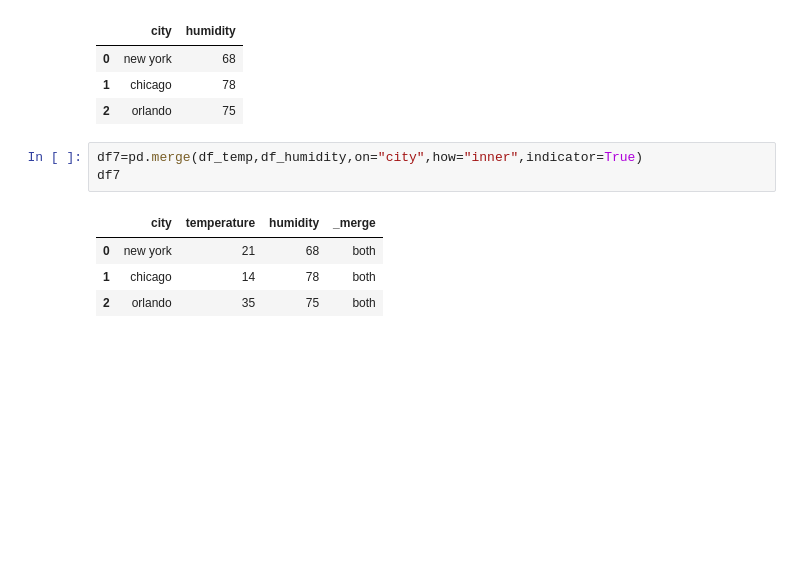
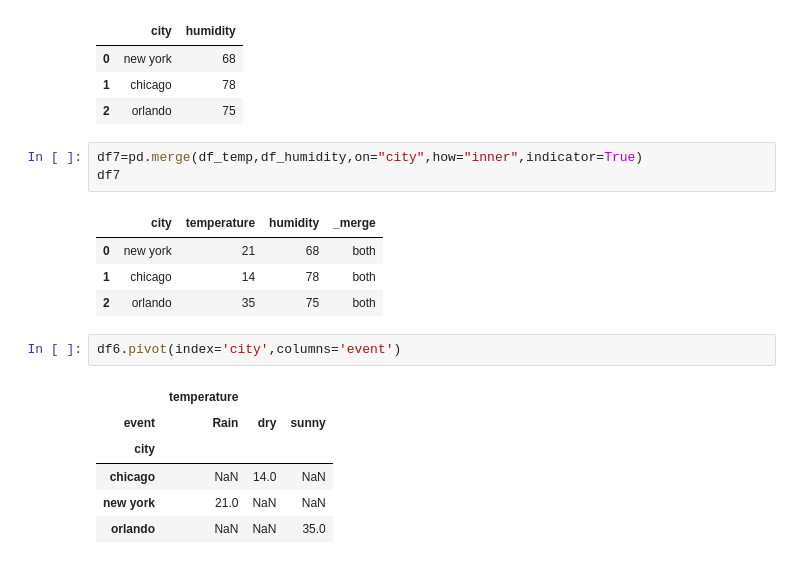
Before and after one commit to abagla18/ineuron_MLDL, a Jupyter notebook: Other_Training/1_Pandas/1_workfile.ipynb, the cells around one changed output. Saved outputs shown, nothing was run; the diff lists cells and outputs as text; blank space fills up the shorter version.

```diff
--- a/Other_Training/1_Pandas/1_workfile.ipynb
+++ b/Other_Training/1_Pandas/1_workfile.ipynb
@@ -479,3 +479,12 @@ df7
 | 0 | new york | 21 | 68 | both |
 | 1 | chicago | 14 | 78 | both |
 | 2 | orlando | 35 | 75 | both |
+# %%
+df6.pivot(index='city',columns='event')
+# %% [output]
+|  | temperature |  |  |
+| event | Rain | dry | sunny |
+| city |  |  |  |
+| chicago | NaN | 14.0 | NaN |
+| new york | 21.0 | NaN | NaN |
+| orlando | NaN | NaN | 35.0 |
```
Also changed, not shown: parts of 4 cells of this notebook, 1 other file.
